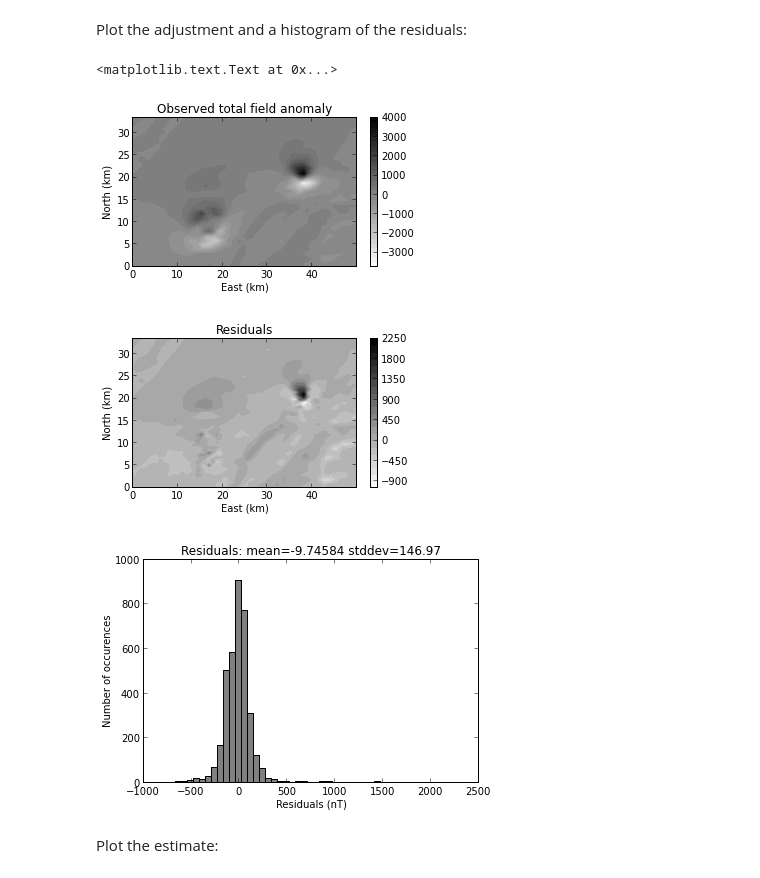
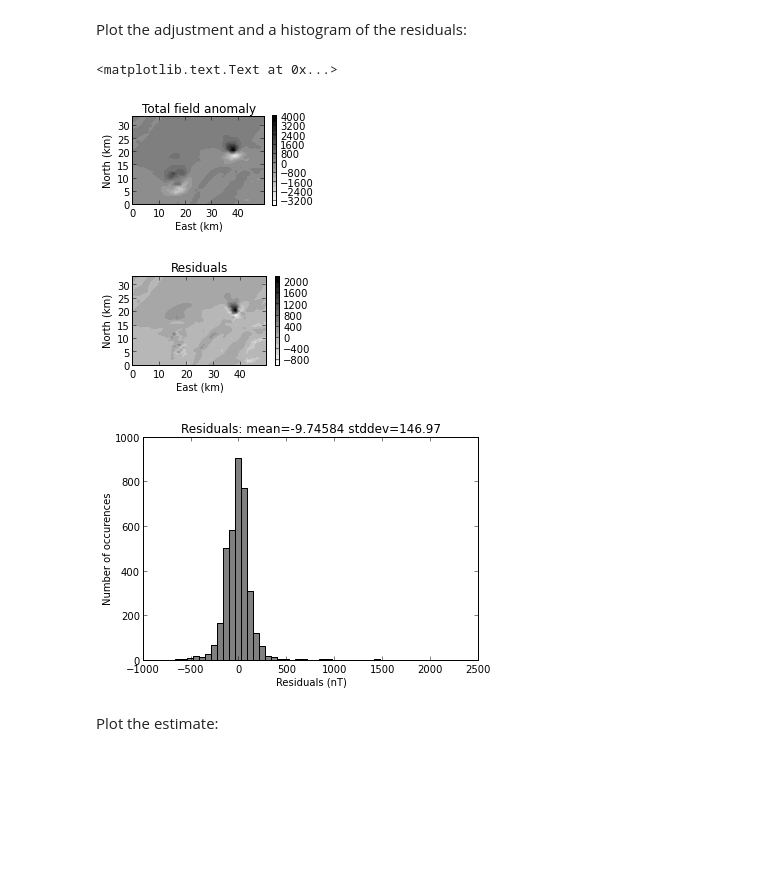
Before and after one commit to leouieda/agu-cancun2013, a Jupyter notebook: morro-do-engenho/ME-A2-inversion.ipynb, the cells around one changed output. Drawn from its saved outputs; the diff is of its cells as text; code cells hidden in the pictures; blank space fills up the shorter version.

Commit message:
Final figure for abstract

```diff
--- a/morro-do-engenho/ME-A2-inversion.ipynb
+++ b/morro-do-engenho/ME-A2-inversion.ipynb
@@ -143,39 +143,40 @@ Percent of residuals standard deviation: 1.97295900403
 Plot the adjustment and a histogram of the residuals:
 # %%
 shape = (60, 60)
-fobs = mpl.figure(figsize=(5,4))
+fobs = mpl.figure(figsize=(3,2))
+mpl.subplots_adjust(left=0.14)
 #mpl.title("Observed = color | Predicted = contour")
-mpl.title('Observed total field anomaly')
+mpl.title('Total field anomaly')
 mpl.axis('scaled')
-mpl.contourf(y, x, tf, shape, 30, interp=True, cmap=cm.gist_gray_r)
-mpl.colorbar(shrink=0.67)
+mpl.contourf(y, x, tf, shape, 20, interp=True, cmap=cm.gist_gray_r)
+mpl.colorbar(shrink=0.8)
 #levels = mpl.contour(y, x, tf, shape, 12, interp=True, color='k', style='dashed')
 #mpl.contour(y, x, predicted[0], shape, levels, interp=True)
 mpl.xlabel('East (km)')
 mpl.ylabel('North (km)')
 mpl.m2km()
 
-fres = mpl.figure(figsize=(5,4))
-#mpl.subplot(1, 2, 2)
+fres = mpl.figure(figsize=(3,2))
+mpl.subplots_adjust(left=0.14)
 mpl.title('Residuals')
 mpl.axis('scaled')
-mpl.contourf(y, x, residuals, shape, 30, interp=True, cmap=cm.gist_gray_r)
-mpl.colorbar(shrink=0.67)
+mpl.contourf(y, x, residuals, shape, 20, interp=True, cmap=cm.gist_gray_r)
+mpl.colorbar(shrink=0.8)
 #mpl.contour(y, x, tf, shape, 10, interp=True)
 mpl.xlabel('East (km)')
 mpl.ylabel('North (km)')
 mpl.m2km()
 
 mpl.figure()
 mpl.title('Residuals: mean=%g stddev=%g' % (residuals.mean(), residuals.std()))
 mpl.hist(residuals, bins=50, color='gray')
 mpl.xlabel('Residuals (nT)')
 mpl.ylabel('Number of occurences')
 #mpl.xlim(-1000, 1000)
 # %% [output]
 <matplotlib.text.Text at 0x...>
-[figure, old version]
+[figure, new version]
-[figure, old version]
+[figure, new version]
 [figure]
 # %%
 fobs.savefig('ME-A2-obs.png', dpi=600)
```
Also changed, not shown: 5 other files.
